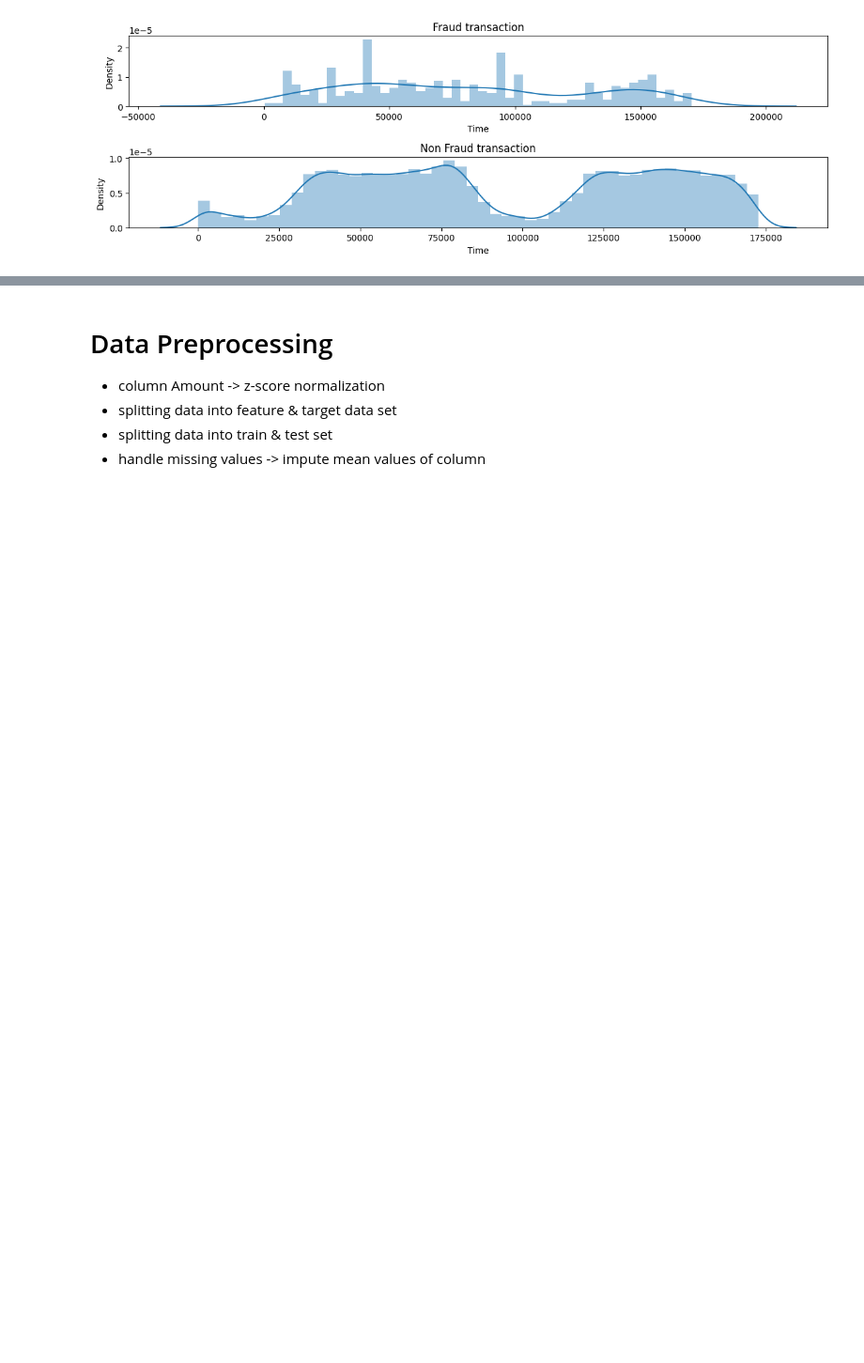
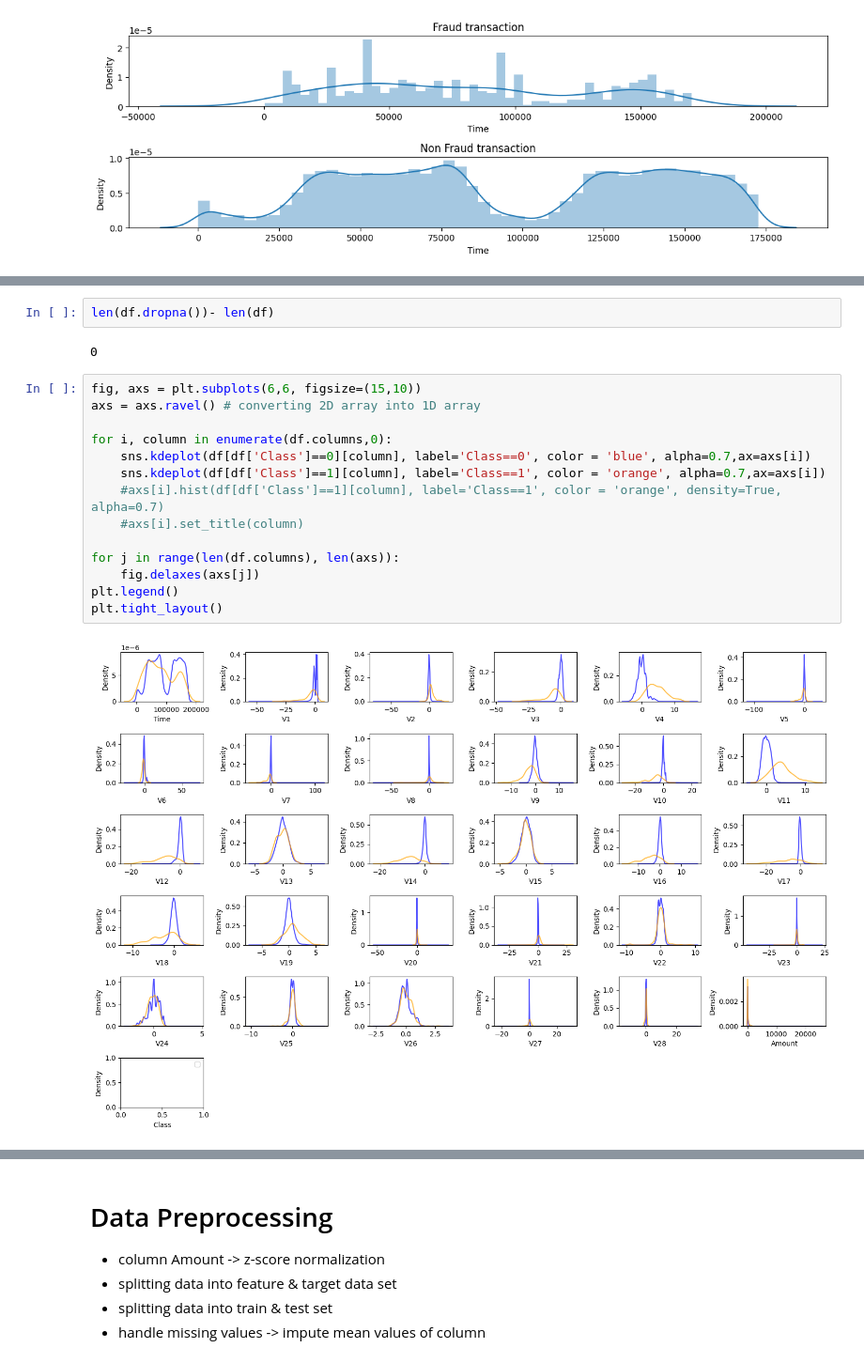
Before and after one commit to gavanp/credit_card_fraud_detection, a Jupyter notebook: Credit_Card_Fraud_Detection.ipynb, the cells around one changed output, grey strips where cells are left out. Shown: that part at 94% size. Saved outputs shown, nothing was run; the diff lists cells and outputs as text; blank space fills up the shorter version.

```diff
--- a/Credit_Card_Fraud_Detection.ipynb
+++ b/Credit_Card_Fraud_Detection.ipynb
@@ -91,0 +92,20 @@ plt.tight_layout()
+# %%
+len(df.dropna())- len(df)
+# %% [output]
+0
+# %%
+fig, axs = plt.subplots(6,6, figsize=(15,10))
+axs = axs.ravel() # converting 2D array into 1D array
+
+for i, column in enumerate(df.columns,0):
+    sns.kdeplot(df[df['Class']==0][column], label='Class==0', color = 'blue', alpha=0.7,ax=axs[i])
+    sns.kdeplot(df[df['Class']==1][column], label='Class==1', color = 'orange', alpha=0.7,ax=axs[i])
+    #axs[i].hist(df[df['Class']==1][column], label='Class==1', color = 'orange', density=True, alpha=0.7)
+    #axs[i].set_title(column)
+
+for j in range(len(df.columns), len(axs)):
+    fig.delaxes(axs[j])
+plt.legend()
+plt.tight_layout()
+# %% [output]
+[figure, added]
```
Also changed, not shown: parts of 18 cells of this notebook.
